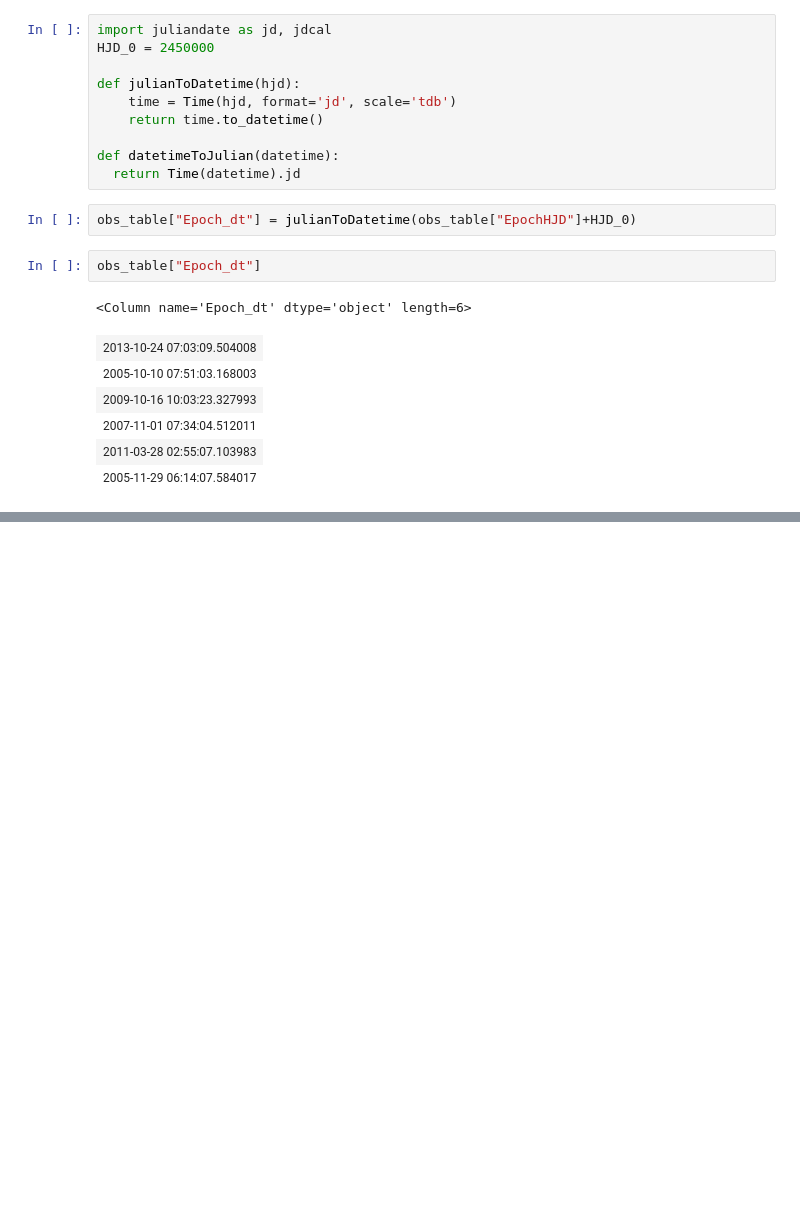
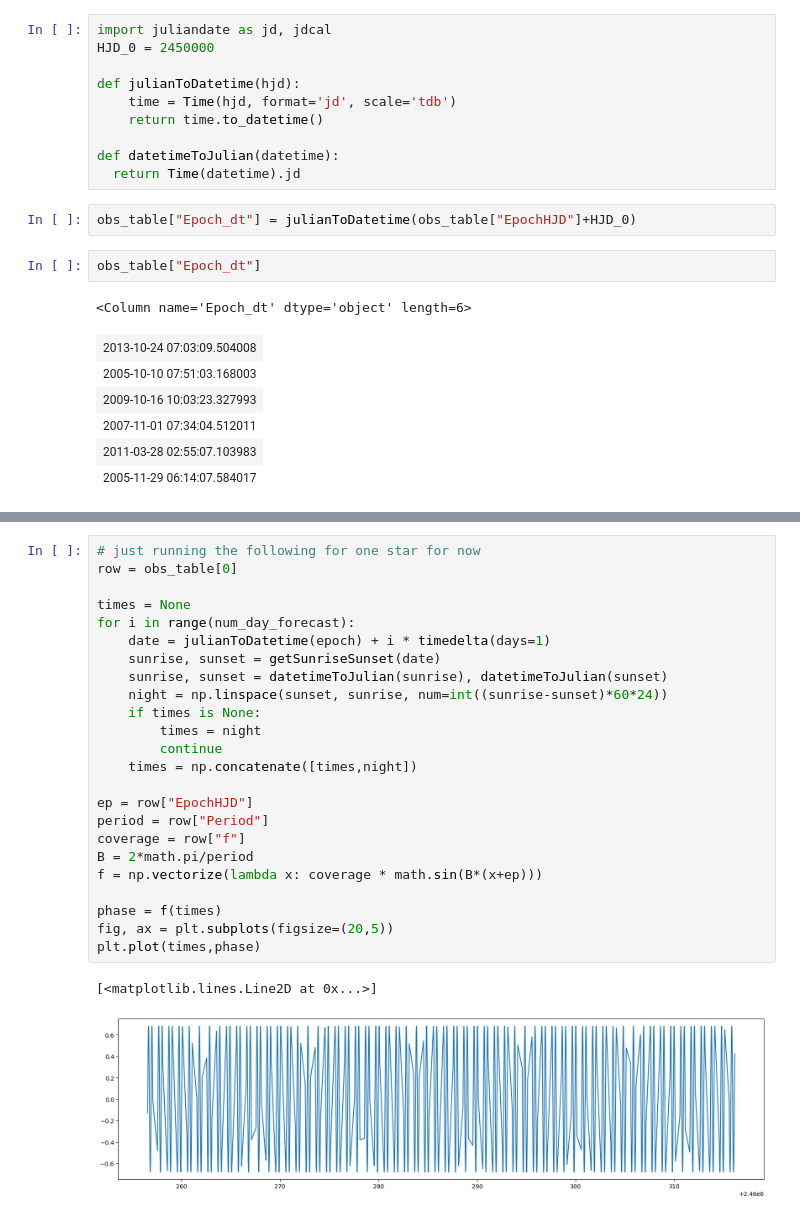
Before and after one commit to sagesanto/contactBinaries, a Jupyter notebook: plotPos.ipynb, the cells around one changed output, grey strips where cells are left out. Saved outputs shown, nothing was run; the diff lists cells and outputs as text; blank space fills up the shorter version.

```diff
--- a/plotPos.ipynb
+++ b/plotPos.ipynb
@@ -535,0 +570,27 @@ plt.show()
+# %%
+# just running the following for one star for now
+row = obs_table[0]
+
+times = None
+for i in range(num_day_forecast):
+    date = julianToDatetime(epoch) + i * timedelta(days=1)
+    sunrise, sunset = getSunriseSunset(date)
+    sunrise, sunset = datetimeToJulian(sunrise), datetimeToJulian(sunset)
+    night = np.linspace(sunset, sunrise, num=int((sunrise-sunset)*60*24))
+    if times is None:
+        times = night
+        continue
+    times = np.concatenate([times,night])
+
+ep = row["EpochHJD"]
+period = row["Period"]
+coverage = row["f"]
+B = 2*math.pi/period
+f = np.vectorize(lambda x: coverage * math.sin(B*(x+ep)))
+
+phase = f(times)
+fig, ax = plt.subplots(figsize=(20,5))
+plt.plot(times,phase)
+# %% [output]
+[<matplotlib.lines.Line2D at 0x...>]
+[figure, added]
```
Also changed, not shown: parts of 14 cells of this notebook, 8 other files.
